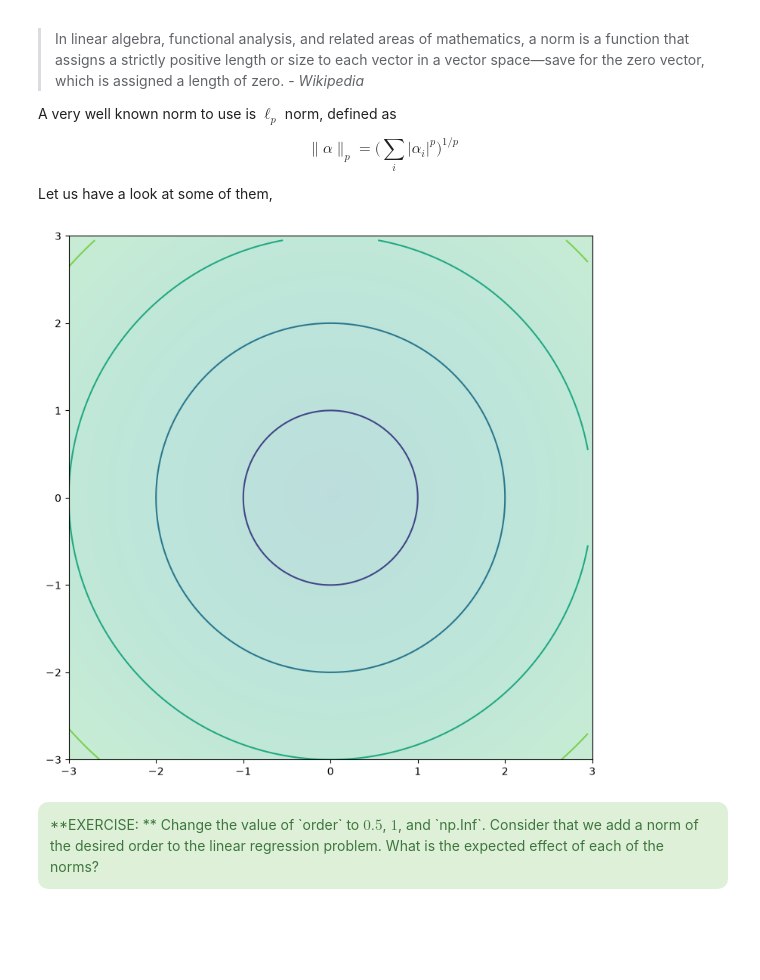
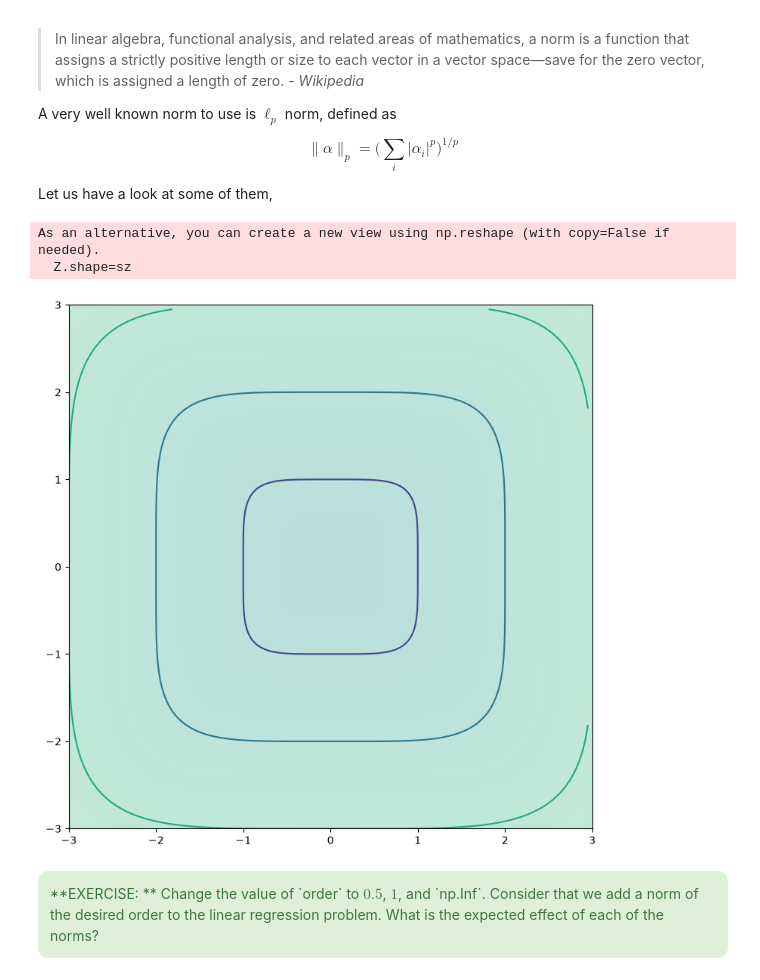
Before and after one commit to GCGCepi/Master_FPoDS, a Jupyter notebook: Machine Learning/Teoria/Pill 8/Pill8 Regularization/Regularization_student.ipynb, the cells around one changed output. Drawn from its saved outputs; the diff is of its cells as text; code cells hidden in the pictures; blank space fills up the shorter version.

```diff
--- a/Machine Learning/Teoria/Pill 8/Pill8 Regularization/Regularization_student.ipynb
+++ b/Machine Learning/Teoria/Pill 8/Pill8 Regularization/Regularization_student.ipynb
@@ -197,24 +197,26 @@ $$\|\alpha\|_p = \big(\sum_i |\alpha_i|^p\big)^{1/p}$$
 Let us have a look at some of them,
 # %%
 #order = np.Inf
-order = 2
+order = 5
 delta = 0.05
 xx = np.arange(-3.0, 3.0, delta)
 yy = np.arange(-3.0, 3.0, delta)
 XX, YY = np.meshgrid(xx, yy)
 Xf = XX.flatten()
 Yf = YY.flatten()
 sz=XX.shape
 data = np.concatenate([Xf[:,np.newaxis],Yf[:,np.newaxis]],axis=1)
 Z = np.linalg.norm(data,ord = order,axis = 1)
 Z.shape=sz
 plt.imshow(Z, interpolation='bilinear', origin='lower', extent=(-3,3,-3,3),alpha=0.3, vmin=-10, vmax=10)
 plt.contour(XX,YY,Z,[0,1,2,3,4,5])
 fig = plt.gcf()
 fig.set_size_inches(9,9)
 plt.show()
 # %% [output]
+As an alternative, you can create a new view using np.reshape (with copy=False if needed).
+  Z.shape=sz
-[figure, old version]
+[figure, new version]
 # %% [markdown]
 <div class = "alert alert-success" style = "border-radius:10px">**EXERCISE: ** Change the value of `order` to $0.5$, $1$, and `np.Inf`. Consider that we add a norm of the desired order to the linear regression problem. What is the expected effect of each of the norms?</div>
 # %% [markdown]
```
Also changed, not shown: parts of 2 cells of this notebook, 2 other files.
